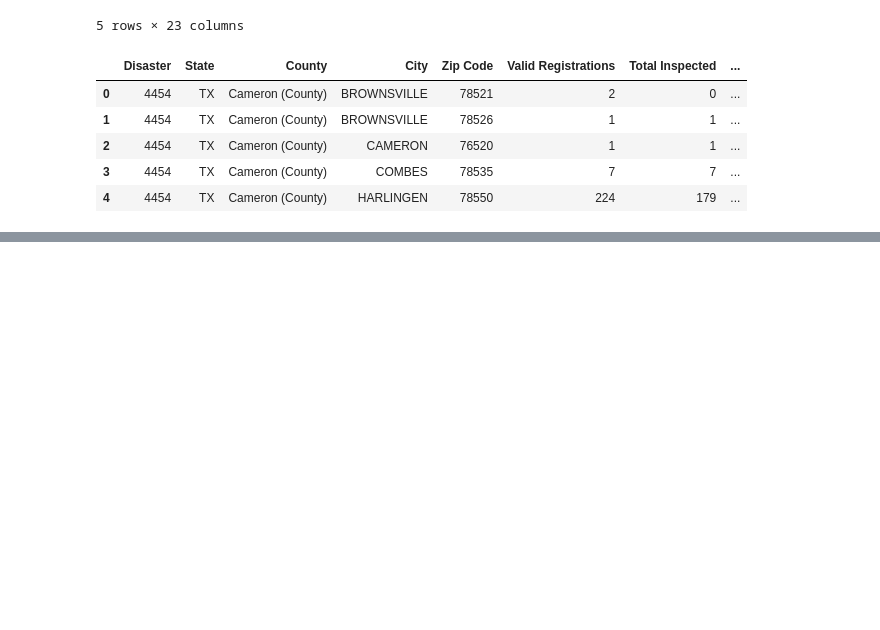
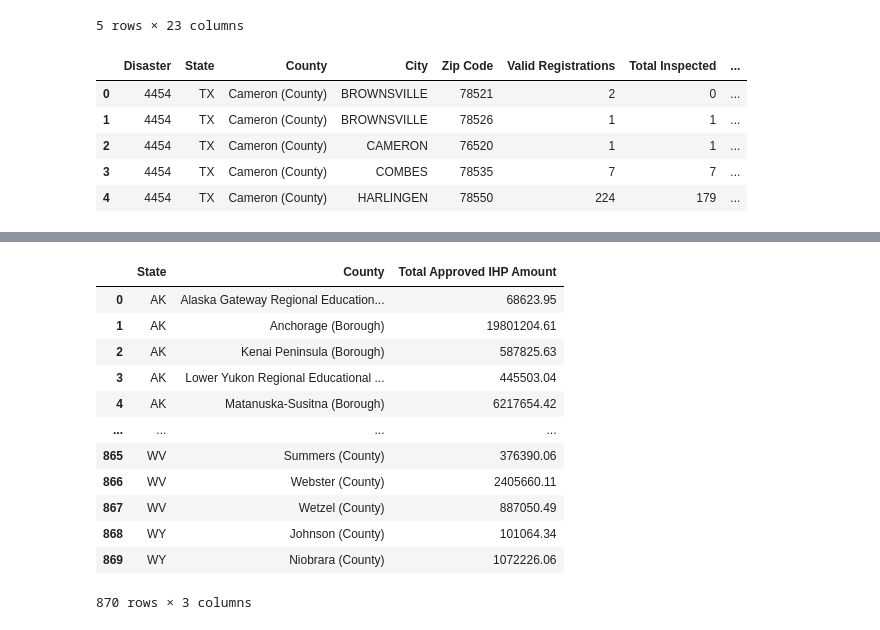
Before and after one commit to bandipara/fema_analytics, a Jupyter notebook: Flomo/Financial Data Aggregation.ipynb, the cells around one changed output, grey strips where cells are left out. Saved outputs shown, nothing was run; the diff lists cells and outputs as text; code cells hidden in the pictures; blank space fills up the shorter version.

```diff
--- a/Flomo/Financial Data Aggregation.ipynb
+++ b/Flomo/Financial Data Aggregation.ipynb
@@ -231,0 +203,19 @@ county_summary_table
+# %%
+#Reset index so we can use state in loop
+county_summary_table_a = county_summary_table.reset_index()
+a = county_summary_table_a
+a
+# %% [output]
+|  | State | County | Total Approved IHP Amount |
+| 0 | AK | Alaska Gateway Regional Education... | 68623.95 |
+| 1 | AK | Anchorage (Borough) | 19801204.61 |
+| 2 | AK | Kenai Peninsula (Borough) | 587825.63 |
+| 3 | AK | Lower Yukon Regional Educational ... | 445503.04 |
+| 4 | AK | Matanuska-Susitna (Borough) | 6217654.42 |
+| ... | ... | ... | ... |
+| 865 | WV | Summers (County) | 376390.06 |
+| 866 | WV | Webster (County) | 2405660.11 |
+| 867 | WV | Wetzel (County) | 887050.49 |
+| 868 | WY | Johnson (County) | 101064.34 |
+| 869 | WY | Niobrara (County) | 1072226.06 |
+870 rows × 3 columns
```
Also changed, not shown: parts of 26 cells of this notebook, 2 other files.
